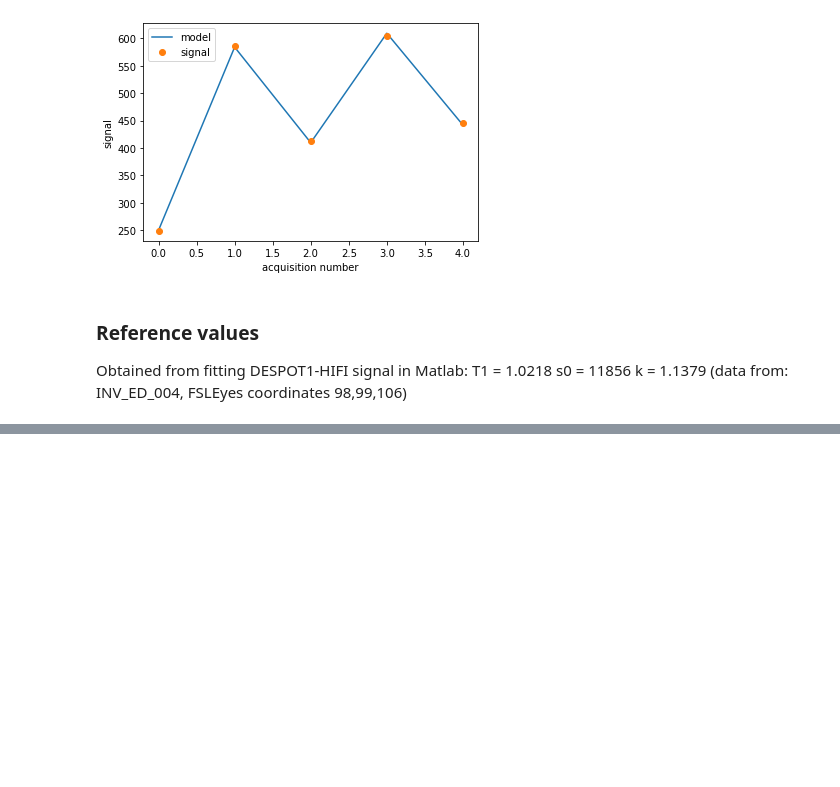
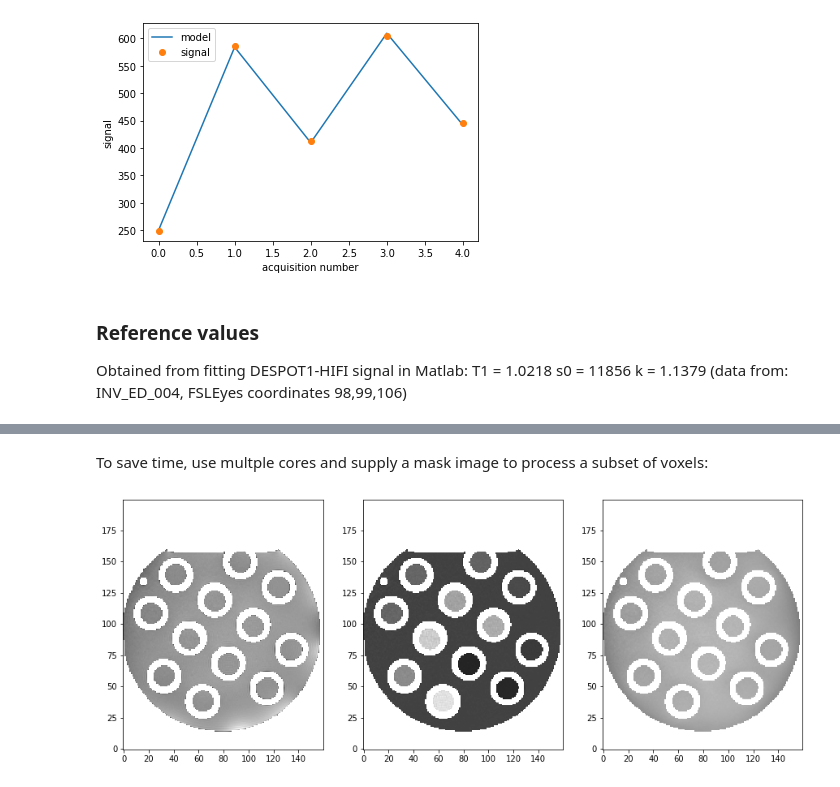
Before and after one commit to mjt320/SEPAL, a Jupyter notebook: demo/demo_fit_t1.ipynb, the cells around one changed output, grey strips where cells are left out. Saved outputs shown, nothing was run; the diff lists cells and outputs as text; code cells hidden in the pictures; blank space fills up the shorter version.

```diff
--- a/demo/demo_fit_t1.ipynb
+++ b/demo/demo_fit_t1.ipynb
@@ -128,0 +151,25 @@ We use the same approach to perform voxelwise fitting and generate a T1 map.
+# %%
+hifi_fitter = t1_fit.HIFI(esp = np.array([5.4e-3, 5.4e-3, 5.4e-3, 5.4e-3, 5.4e-3]),
+                          ti = np.array([168e-3, 1068e-3, np.nan, np.nan, np.nan]),
+                          n = np.array([160, 160, np.nan, np.nan, np.nan]),
+                          b = np.array([5, 5, 2, 5, 12]),
+                          td = np.array([0, 0, np.nan, np.nan, np.nan]),
+                          centre = np.array([0.5, 0.5, np.nan, np.nan, np.nan]))
+# %% [markdown]
+To save time, use multple cores and supply a mask image to process a subset of voxels:
+# %%
+images = [os.path.join('.', 'T1_data', img) for img in ['TI_168ms.nii.gz', 'TI_1068ms.nii.gz', 'FA2.nii.gz', 'FA5.nii.gz', 'FA12.nii.gz']]
+
+s0, t1, k_fa, s_fit = hifi_fitter.proc_image(images,
+                                             mask='.\\T1_data\\mask.nii.gz',
+                                             threshold=50,
+                                             dir='C:\\temp\\sepal',
+                                             suffix='_HIFI',
+                                             n_procs=4);
+# %%
+fig, ax = plt.subplots(1,3, figsize=(15,15))
+ax[0].imshow(s0[78,:,:], cmap="gray", origin="lower", vmin=0, vmax=3000)
+ax[1].imshow(t1[78,:,:], cmap="gray", origin="lower", vmin=0, vmax=2)
+ax[2].imshow(k_fa[78,:,:], cmap="gray", origin="lower", vmin=0, vmax=1.5);
+# %% [output]
+[figure, added]
```
Also changed, not shown: parts of 8 cells of this notebook, 7 other files.
